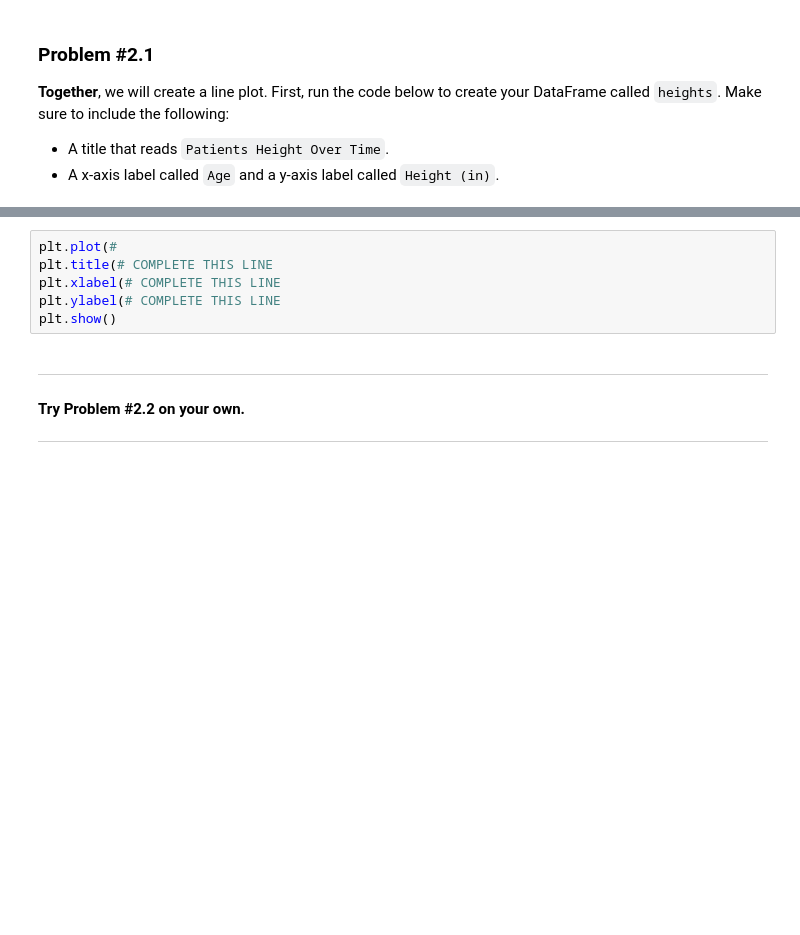
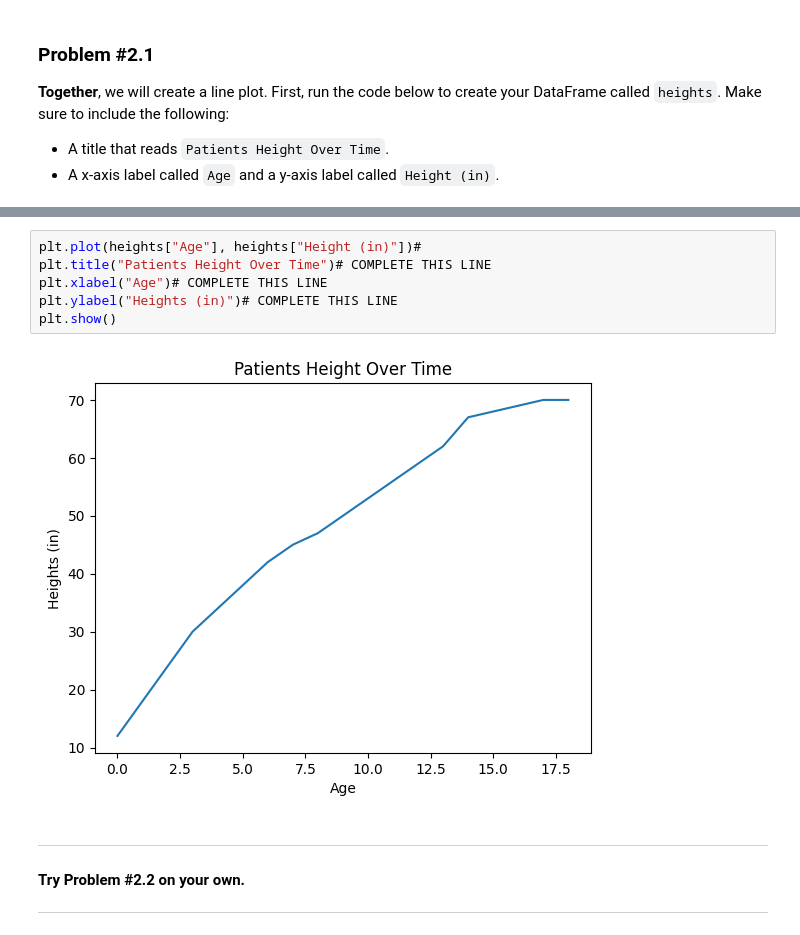
Before and after one commit to shohd614/-notebook, a Jupyter notebook: Copy_of_DSRP_Lab_Day_3_Lab_Notebook_[STUDENT].ipynb, the cells around one changed output, grey strips where cells are left out. Saved outputs shown, nothing was run; the diff lists cells and outputs as text; blank space fills up the shorter version.

```diff
--- a/Copy_of_DSRP_Lab_Day_3_Lab_Notebook_[STUDENT].ipynb
+++ b/Copy_of_DSRP_Lab_Day_3_Lab_Notebook_[STUDENT].ipynb
@@ -186,9 +255,11 @@ heights
 # %%
-plt.plot(#
-plt.title(# COMPLETE THIS LINE
-plt.xlabel(# COMPLETE THIS LINE
-plt.ylabel(# COMPLETE THIS LINE
+plt.plot(heights["Age"], heights["Height (in)"])#
+plt.title("Patients Height Over Time")# COMPLETE THIS LINE
+plt.xlabel("Age")# COMPLETE THIS LINE
+plt.ylabel("Heights (in)")# COMPLETE THIS LINE
 plt.show()
+# %% [output]
+[figure, added]
 # %% [markdown]
 ---
 #### **Try Problem #2.2 on your own.**
```
Also changed, not shown: parts of 32 cells of this notebook.
